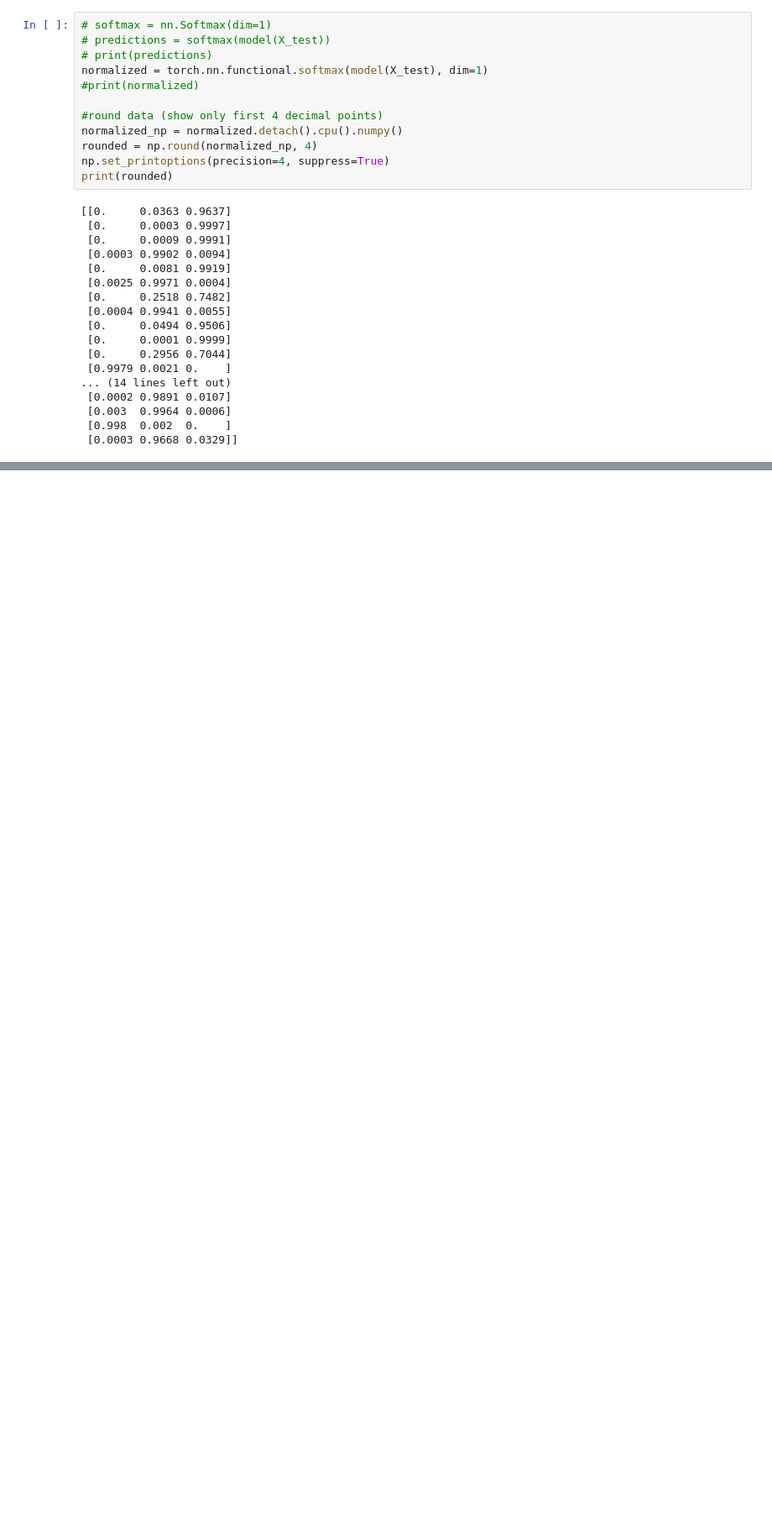
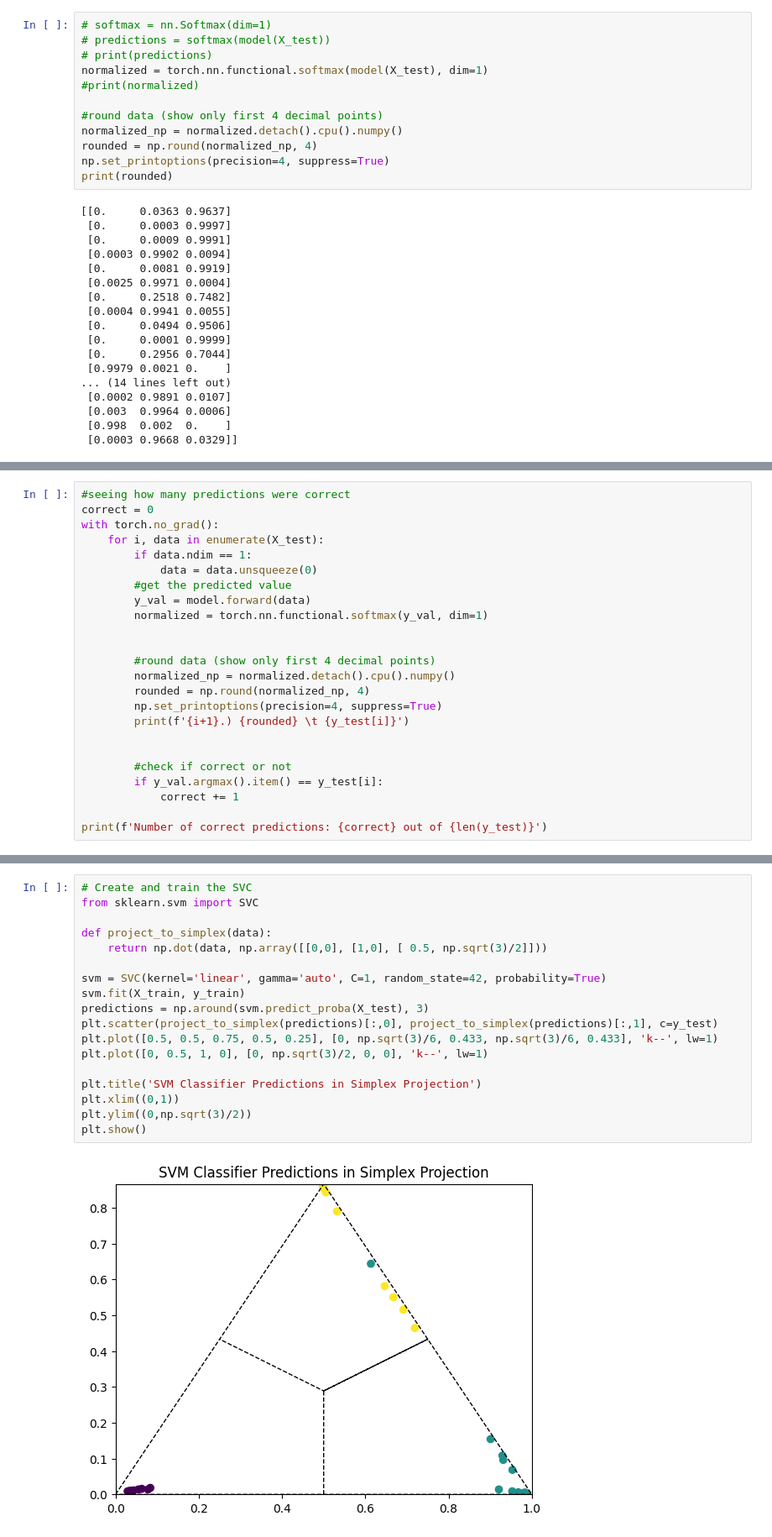
Before and after one commit to sj-fleming/PytorchTest, a Jupyter notebook: plots.ipynb, the cells around one changed output, grey strips where cells are left out. Shown at 84% size. Drawn from its saved outputs; the diff is of its cells as text; blank space fills up the shorter version.

```diff
--- a/plots.ipynb
+++ b/plots.ipynb
@@ -317,0 +162,24 @@ print(rounded)
+# %%
+#seeing how many predictions were correct
+correct = 0
+with torch.no_grad():
+    for i, data in enumerate(X_test):
+        if data.ndim == 1:
+            data = data.unsqueeze(0)
+        #get the predicted value
+        y_val = model.forward(data)
+        normalized = torch.nn.functional.softmax(y_val, dim=1)
+
+
+        #round data (show only first 4 decimal points)
+        normalized_np = normalized.detach().cpu().numpy()
+        rounded = np.round(normalized_np, 4)
+        np.set_printoptions(precision=4, suppress=True)
+        print(f'{i+1}.) {rounded} \t {y_test[i]}')
+
+
+        #check if correct or not
+        if y_val.argmax().item() == y_test[i]:
+            correct += 1
+
+print(f'Number of correct predictions: {correct} out of {len(y_test)}')
@@ -317,0 +290,20 @@ print(rounded)
+# %%
+# Create and train the SVC
+from sklearn.svm import SVC
+
+def project_to_simplex(data):
+    return np.dot(data, np.array([[0,0], [1,0], [ 0.5, np.sqrt(3)/2]]))
+
+svm = SVC(kernel='linear', gamma='auto', C=1, random_state=42, probability=True)
+svm.fit(X_train, y_train)
+predictions = np.around(svm.predict_proba(X_test), 3)
+plt.scatter(project_to_simplex(predictions)[:,0], project_to_simplex(predictions)[:,1], c=y_test)
+plt.plot([0.5, 0.5, 0.75, 0.5, 0.25], [0, np.sqrt(3)/6, 0.433, np.sqrt(3)/6, 0.433], 'k--', lw=1)
+plt.plot([0, 0.5, 1, 0], [0, np.sqrt(3)/2, 0, 0], 'k--', lw=1)
+
+plt.title('SVM Classifier Predictions in Simplex Projection')
+plt.xlim((0,1))
+plt.ylim((0,np.sqrt(3)/2))
+plt.show()
+# %% [output]
+[figure, added]
```
Also changed, not shown: parts of 11 cells of this notebook, 1 other file.
